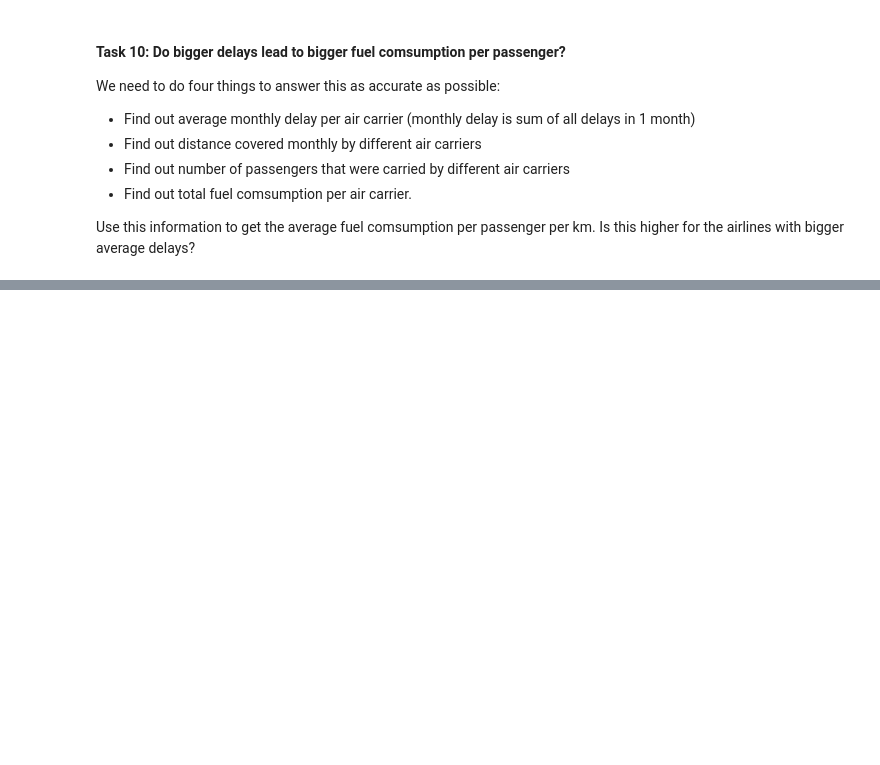
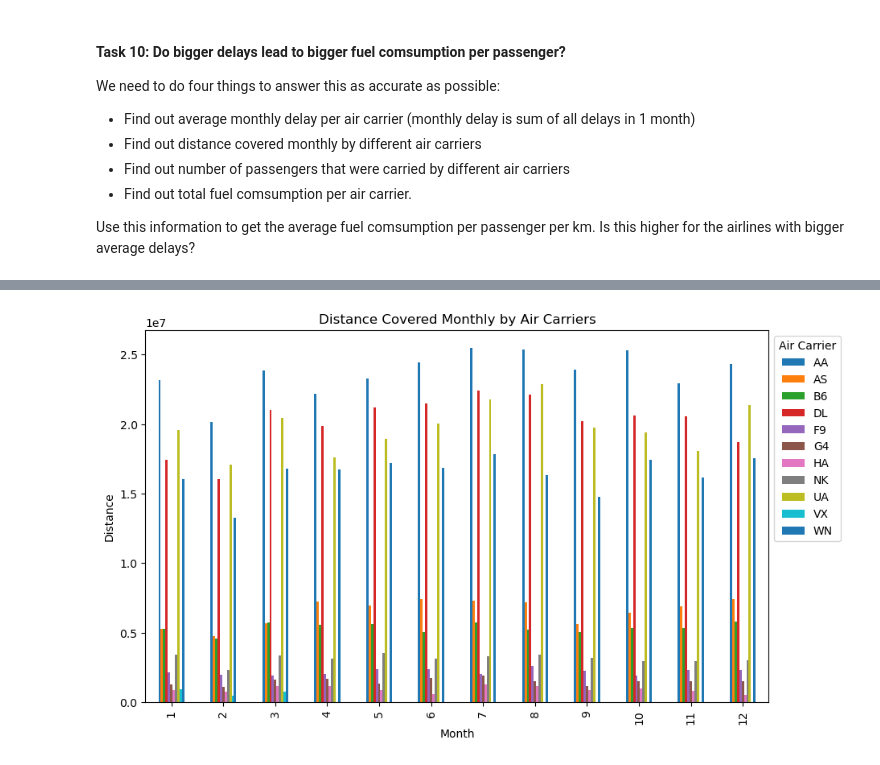
Before and after one commit to Ali-Mohamed23/midterm-project-I, a Jupyter notebook: exploratory_analysis.ipynb, the cells around one changed output, grey strips where cells are left out. Cells and saved outputs as stored; diff of their text form; code cells hidden in the pictures; blank space fills up the shorter version.

```diff
--- a/exploratory_analysis.ipynb
+++ b/exploratory_analysis.ipynb
@@ -629,0 +1031,25 @@ Use this information to get the average fuel comsumption per passenger per km. I
+# %%
+# Group the data by mkt_unique_carrier and month, and calculate the sum of distance
+monthly_distance = flights_df.groupby(['mkt_unique_carrier', 'month'])['distance'].sum()
+
+# Reset the index to convert the grouped data into a DataFrame
+monthly_distance = monthly_distance.reset_index()
+
+# Pivot the data to have carriers as columns and months as index
+pivot_table = monthly_distance.pivot(index='month', columns='mkt_unique_carrier', values='distance')
+
+# Plot the bar chart
+pivot_table.plot(kind='bar', figsize=(10, 6))
+
+# Set the title and labels
+plt.title('Distance Covered Monthly by Air Carriers')
+plt.xlabel('Month')
+plt.ylabel('Distance')
+
+# Display the legend
+plt.legend(title='Air Carrier', bbox_to_anchor=(1, 1))
+
+# Show the plot
+plt.show()
+# %% [output]
+[figure, added]
```
Also changed, not shown: parts of 25 cells of this notebook.
